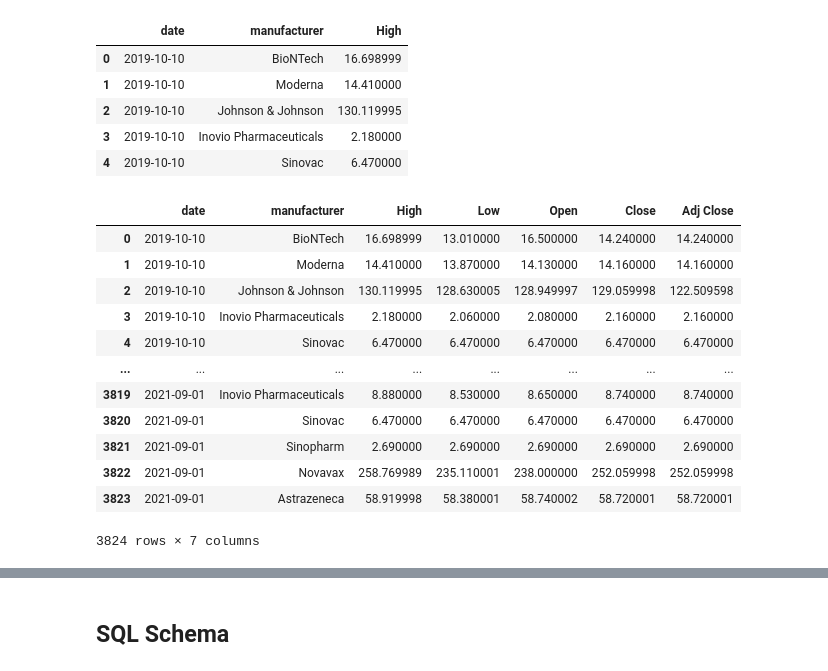
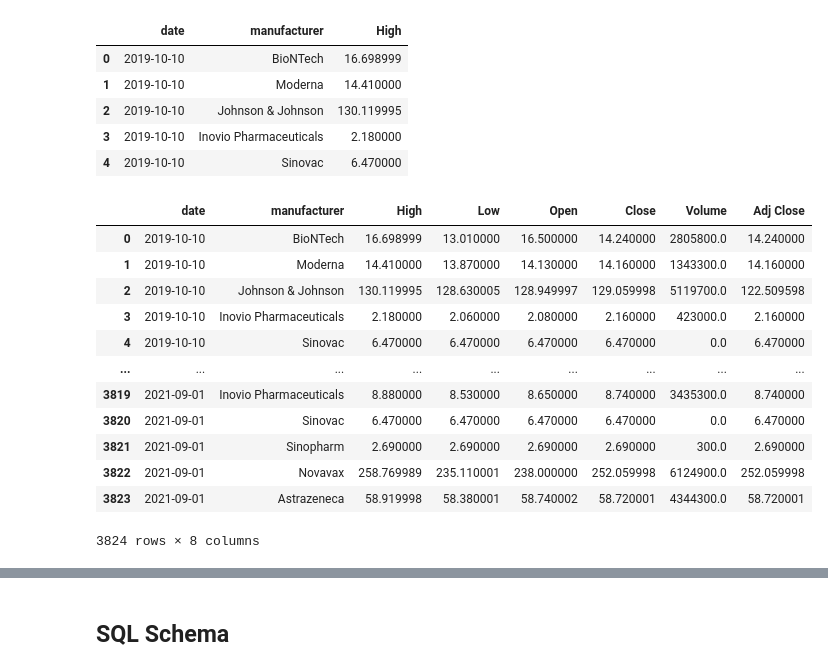
Before and after one commit to jimbleslilley/bootcamp-project-2, a Jupyter notebook: notebook.ipynb, the cells around one changed output, grey strips where cells are left out. Drawn from its saved outputs; the diff is of its cells as text; code cells hidden in the pictures.

```diff
--- a/notebook.ipynb
+++ b/notebook.ipynb
@@ -113,7 +113,7 @@ Now that our mutual columns are joinable, the following can be done:
 
 A solution for making the join as simple as possible is to take the stocks_df and input all of the data into a new dataframe, where the columns are the name of the manufacturer, the date and then the high, low, open, close and adj close values.
 # %%
-stock_prefix = ["High_","Low_","Open_","Close_","Adj Close_"]
+stock_prefix = ["High_","Low_","Open_","Close_","Volume_","Adj Close_"]
 stock_suffix = stock_vaccines
 
 # Example of how these two lists can call a column of data
@@ -239,41 +239,46 @@ The operations above add the High column to the table
 # %%
 # this is carried out in the same way for each of the differnt stock types to add the remaining four columns
 low_df = container_df[container_df["type"] == "Low"]
 low_df = low_df.rename(columns={"value":"Low"})
 sorted_df = pd.merge(sorted_df, low_df,  how='left', left_on=['date','manufacturer'], right_on = ['date','manufacturer'])
 sorted_df = sorted_df.drop(columns=["type"], axis=1)
 
 open_df = container_df[container_df["type"] == "Open"]
 open_df = open_df.rename(columns={"value":"Open"})
 sorted_df = pd.merge(sorted_df, open_df,  how='left', left_on=['date','manufacturer'], right_on = ['date','manufacturer'])
 sorted_df = sorted_df.drop(columns=["type"], axis=1)
 
 close_df = container_df[container_df["type"] == "Close"]
 close_df = close_df.rename(columns={"value":"Close"})
 sorted_df = pd.merge(sorted_df, close_df,  how='left', left_on=['date','manufacturer'], right_on = ['date','manufacturer'])
 sorted_df = sorted_df.drop(columns=["type"], axis=1)
 
+Volume_df = container_df[container_df["type"] == "Volume"]
+Volume_df = Volume_df.rename(columns={"value":"Volume"})
+sorted_df = pd.merge(sorted_df, Volume_df,  how='left', left_on=['date','manufacturer'], right_on = ['date','manufacturer'])
+sorted_df = sorted_df.drop(columns=["type"], axis=1)
+
 adjclose_df = container_df[container_df["type"] == "Adj Close"]
 adjclose_df = adjclose_df.rename(columns={"value":"Adj Close"})
 sorted_df = pd.merge(sorted_df, adjclose_df,  how='left', left_on=['date','manufacturer'], right_on = ['date','manufacturer'])
 sorted_df = sorted_df.drop(columns=["type"], axis=1)
 
 # this leaves us with our data set containing the date and and manufacturers stock values for each type in a single row
 sorted_df
 # %% [output]
-|  | date | manufacturer | High | Low | Open | Close | Adj Close |
-| 0 | 2019-10-10 | BioNTech | 16.698999 | 13.010000 | 16.500000 | 14.240000 | 14.240000 |
-| 1 | 2019-10-10 | Moderna | 14.410000 | 13.870000 | 14.130000 | 14.160000 | 14.160000 |
-| 2 | 2019-10-10 | Johnson & Johnson | 130.119995 | 128.630005 | 128.949997 | 129.059998 | 122.509598 |
-| 3 | 2019-10-10 | Inovio Pharmaceuticals | 2.180000 | 2.060000 | 2.080000 | 2.160000 | 2.160000 |
-| 4 | 2019-10-10 | Sinovac | 6.470000 | 6.470000 | 6.470000 | 6.470000 | 6.470000 |
-| ... | ... | ... | ... | ... | ... | ... | ... |
-| 3819 | 2021-09-01 | Inovio Pharmaceuticals | 8.880000 | 8.530000 | 8.650000 | 8.740000 | 8.740000 |
-| 3820 | 2021-09-01 | Sinovac | 6.470000 | 6.470000 | 6.470000 | 6.470000 | 6.470000 |
-| 3821 | 2021-09-01 | Sinopharm | 2.690000 | 2.690000 | 2.690000 | 2.690000 | 2.690000 |
-| 3822 | 2021-09-01 | Novavax | 258.769989 | 235.110001 | 238.000000 | 252.059998 | 252.059998 |
-| 3823 | 2021-09-01 | Astrazeneca | 58.919998 | 58.380001 | 58.740002 | 58.720001 | 58.720001 |
+|  | date | manufacturer | High | Low | Open | Close | Volume | Adj Close |
+| 0 | 2019-10-10 | BioNTech | 16.698999 | 13.010000 | 16.500000 | 14.240000 | 2805800.0 | 14.240000 |
+| 1 | 2019-10-10 | Moderna | 14.410000 | 13.870000 | 14.130000 | 14.160000 | 1343300.0 | 14.160000 |
+| 2 | 2019-10-10 | Johnson & Johnson | 130.119995 | 128.630005 | 128.949997 | 129.059998 | 5119700.0 | 122.509598 |
+| 3 | 2019-10-10 | Inovio Pharmaceuticals | 2.180000 | 2.060000 | 2.080000 | 2.160000 | 423000.0 | 2.160000 |
+| 4 | 2019-10-10 | Sinovac | 6.470000 | 6.470000 | 6.470000 | 6.470000 | 0.0 | 6.470000 |
+| ... | ... | ... | ... | ... | ... | ... | ... | ... |
+| 3819 | 2021-09-01 | Inovio Pharmaceuticals | 8.880000 | 8.530000 | 8.650000 | 8.740000 | 3435300.0 | 8.740000 |
+| 3820 | 2021-09-01 | Sinovac | 6.470000 | 6.470000 | 6.470000 | 6.470000 | 0.0 | 6.470000 |
+| 3821 | 2021-09-01 | Sinopharm | 2.690000 | 2.690000 | 2.690000 | 2.690000 | 300.0 | 2.690000 |
+| 3822 | 2021-09-01 | Novavax | 258.769989 | 235.110001 | 238.000000 | 252.059998 | 6124900.0 | 252.059998 |
+| 3823 | 2021-09-01 | Astrazeneca | 58.919998 | 58.380001 | 58.740002 | 58.720001 | 4344300.0 | 58.720001 |
-3824 rows × 7 columns
+3824 rows × 8 columns
 # %%
 # now that this is done, we can go back to our manufacturer table, and join the locations to this table
 loc_joined = pd.merge(manufacturer_df, sorted_df,  how='left', left_on=['date','vaccine'], right_on = ['date','manufacturer'])
```
Also changed, not shown: parts of 3 cells of this notebook.
